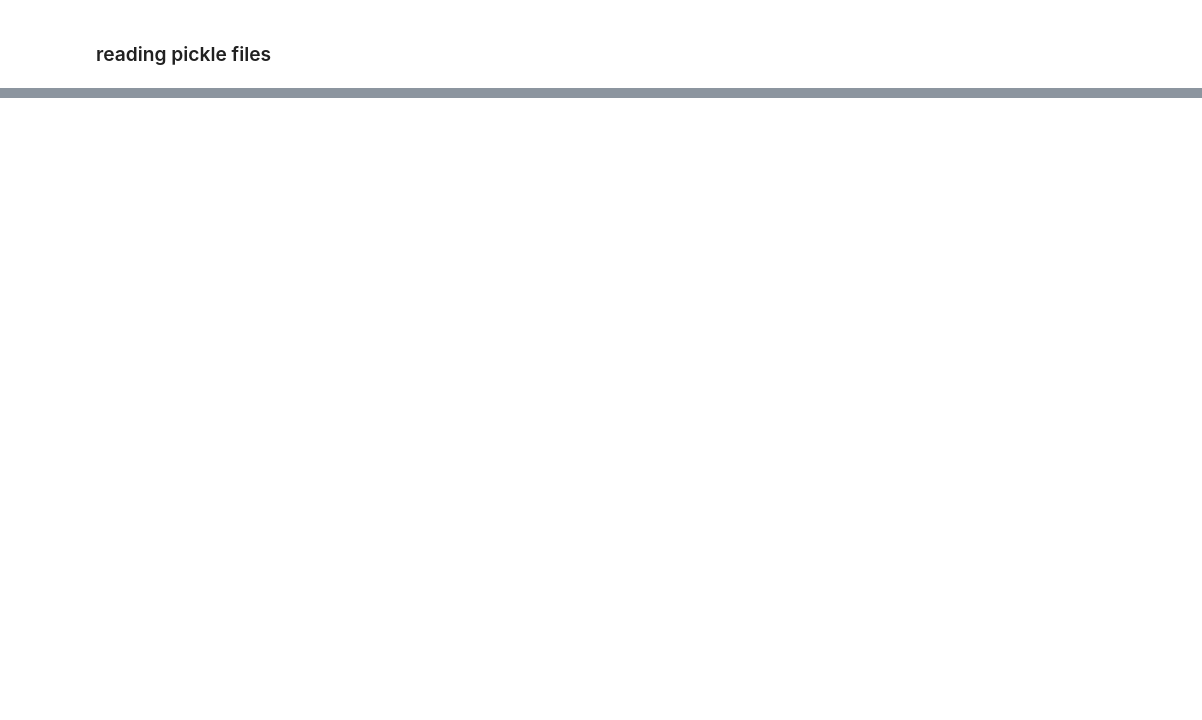
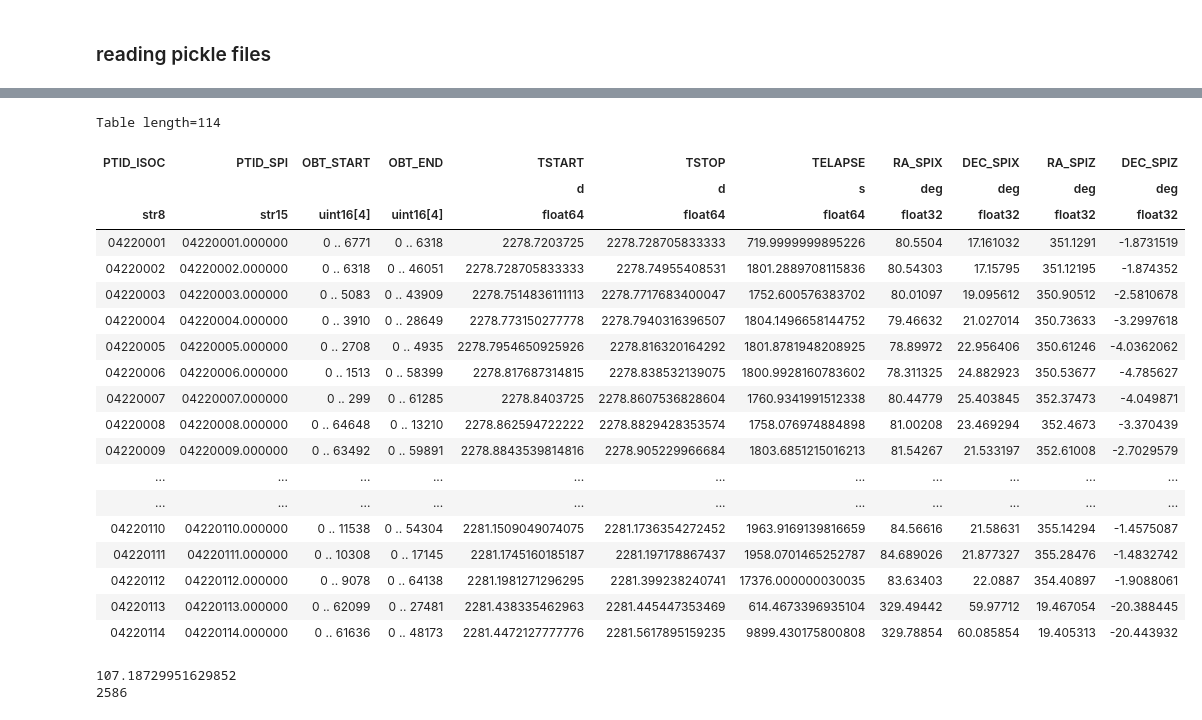
Before and after one commit to timmguthle/INTEGRAL-SPI, a Jupyter notebook: my_test.ipynb, the cells around one changed output, grey strips where cells are left out. Saved outputs shown, nothing was run; the diff lists cells and outputs as text; code cells hidden in the pictures; blank space fills up the shorter version.

```diff
--- a/my_test.ipynb
+++ b/my_test.ipynb
@@ -242,6 +179,20 @@ t.keys()
 spiDataPath = '/home/tguethle/Documents/spi/Master_Thesis/main_files/SPI_data/test_data'
 
 
-with fits.open(f"{spiDataPath}/pointing.fits") as file:
+with fits.open(f"{spiDataPath}/evts_det_spec.fits") as file:
         t = Table.read(file[1])
 t.keys()
+
+
+with fits.open(f"{spiDataPath}/energy_boundaries.fits") as file:
+        eb = Table.read(file[1])
+eb.keys()
+
+
+with fits.open(f"{spiDataPath}/dead_time.fits") as file:
+        dt = Table.read(file[1])
+dt.keys()
+
+with fits.open(f"{spiDataPath}/pointing.fits") as file:
+        pt = Table.read(file[1])
+pt.keys()
@@ -250,0 +211,36 @@ for i in range(len(t)):
+# %%
+pt
+# %% [output]
+Table length=114
+| PTID_ISOC | PTID_SPI | OBT_START | OBT_END | TSTART | TSTOP | TELAPSE | RA_SPIX | DEC_SPIX | RA_SPIZ | DEC_SPIZ |
+|  |  |  |  | d | d | s | deg | deg | deg | deg |
+| str8 | str15 | uint16[4] | uint16[4] | float64 | float64 | float64 | float32 | float32 | float32 | float32 |
+| 04220001 | 04220001.000000 | 0 .. 6771 | 0 .. 6318 | 2278.7203725 | 2278.728705833333 | 719.9999999895226 | 80.5504 | 17.161032 | 351.1291 | -1.8731519 |
+| 04220002 | 04220002.000000 | 0 .. 6318 | 0 .. 46051 | 2278.728705833333 | 2278.74955408531 | 1801.2889708115836 | 80.54303 | 17.15795 | 351.12195 | -1.874352 |
+| 04220003 | 04220003.000000 | 0 .. 5083 | 0 .. 43909 | 2278.7514836111113 | 2278.7717683400047 | 1752.600576383702 | 80.01097 | 19.095612 | 350.90512 | -2.5810678 |
+| 04220004 | 04220004.000000 | 0 .. 3910 | 0 .. 28649 | 2278.773150277778 | 2278.7940316396507 | 1804.1496658144752 | 79.46632 | 21.027014 | 350.73633 | -3.2997618 |
+| 04220005 | 04220005.000000 | 0 .. 2708 | 0 .. 4935 | 2278.7954650925926 | 2278.816320164292 | 1801.8781948208925 | 78.89972 | 22.956406 | 350.61246 | -4.0362062 |
+| 04220006 | 04220006.000000 | 0 .. 1513 | 0 .. 58399 | 2278.817687314815 | 2278.838532139075 | 1800.9928160783602 | 78.311325 | 24.882923 | 350.53677 | -4.785627 |
+| 04220007 | 04220007.000000 | 0 .. 299 | 0 .. 61285 | 2278.8403725 | 2278.8607536828604 | 1760.9341991512338 | 80.44779 | 25.403845 | 352.37473 | -4.049871 |
+| 04220008 | 04220008.000000 | 0 .. 64648 | 0 .. 13210 | 2278.862594722222 | 2278.8829428353574 | 1758.076974884898 | 81.00208 | 23.469294 | 352.4673 | -3.370439 |
+| 04220009 | 04220009.000000 | 0 .. 63492 | 0 .. 59891 | 2278.8843539814816 | 2278.905229966684 | 1803.6851215016213 | 81.54267 | 21.533197 | 352.61008 | -2.7029579 |
+| ... | ... | ... | ... | ... | ... | ... | ... | ... | ... | ... |
+| ... | ... | ... | ... | ... | ... | ... | ... | ... | ... | ... |
+| 04220110 | 04220110.000000 | 0 .. 11538 | 0 .. 54304 | 2281.1509049074075 | 2281.1736354272452 | 1963.9169139816659 | 84.56616 | 21.58631 | 355.14294 | -1.4575087 |
+| 04220111 | 04220111.000000 | 0 .. 10308 | 0 .. 17145 | 2281.1745160185187 | 2281.197178867437 | 1958.0701465252787 | 84.689026 | 21.877327 | 355.28476 | -1.4832742 |
+| 04220112 | 04220112.000000 | 0 .. 9078 | 0 .. 64138 | 2281.1981271296295 | 2281.399238240741 | 17376.000000030035 | 83.63403 | 22.0887 | 354.40897 | -1.9088061 |
+| 04220113 | 04220113.000000 | 0 .. 62099 | 0 .. 27481 | 2281.438335462963 | 2281.445447353469 | 614.4673396935104 | 329.49442 | 59.97712 | 19.467054 | -20.388445 |
+| 04220114 | 04220114.000000 | 0 .. 61636 | 0 .. 48173 | 2281.4472127777776 | 2281.5617895159235 | 9899.430175800808 | 329.78854 | 60.085854 | 19.405313 | -20.443932 |
+# %%
+total_live_time = 0
+total_zero = 0
+for time in dt["LIVETIME"]:
+    total_live_time += time
+    if time == 0.0:
+        total_zero += 1
+
+print(total_live_time / 60 / 60 /24)
+print(total_zero)
+# %% [output]
+107.18729951629852
+2586
```
Also changed, not shown: parts of 22 cells of this notebook, 14 other files.
